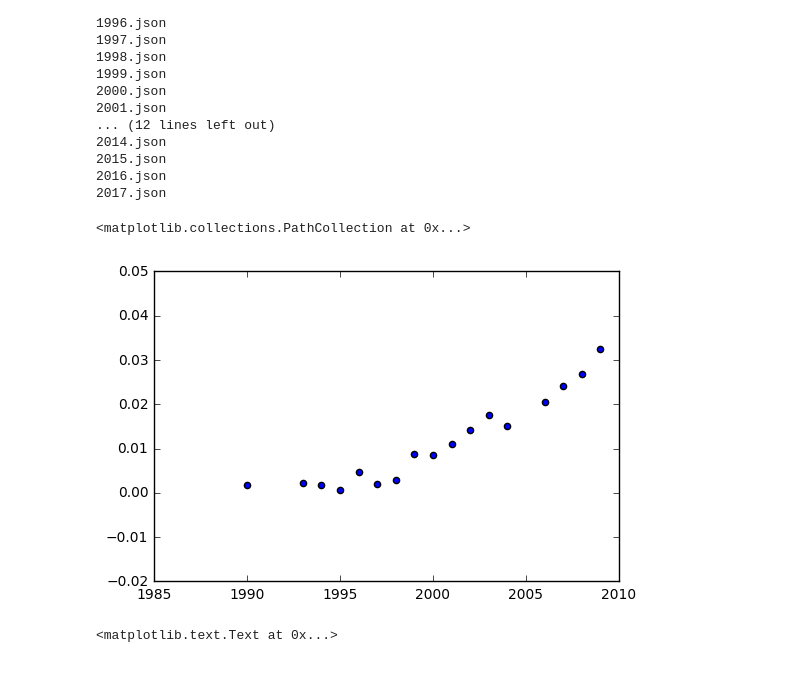
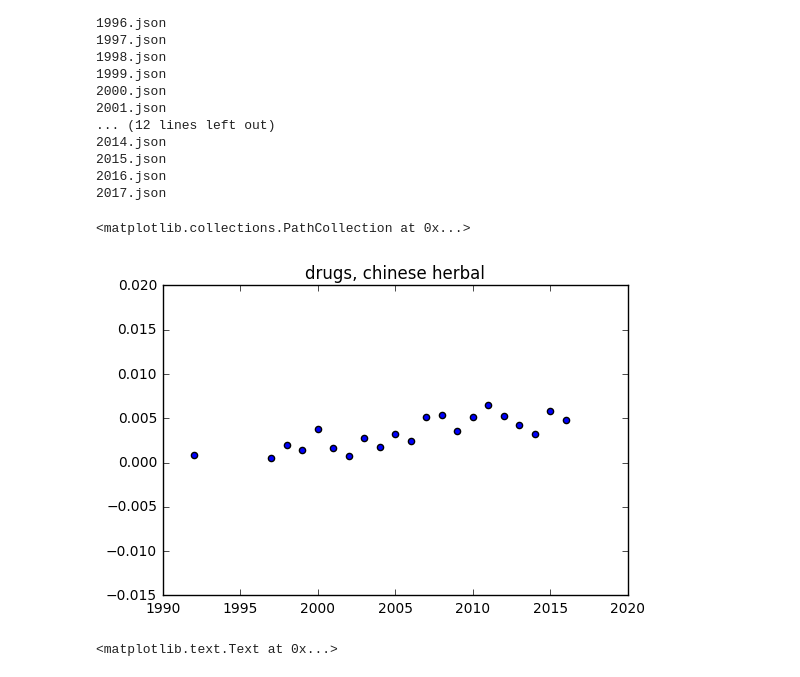
Before and after one commit to akarazeev/BioHack2017, a Jupyter notebook: main.ipynb, the cells around one changed output. Saved outputs shown, nothing was run; the diff lists cells and outputs as text; code cells hidden in the pictures.

```diff
--- a/main.ipynb
+++ b/main.ipynb
@@ -297,18 +297,20 @@ top100_chem = list(map(lambda x: x[0], get_sorted(data[2009]['chemicals'])[:100]
 # %%
 to_draw = []
 inxs = []
 
 for i in range(1990, 2018):
-    if i in data:
-        tmp = data[i]['mesh_titles']['mice, inbred c57bl']
+    term = 'drugs, chinese herbal'
+    if i in data and term in data[i]['chemicals']:
+        tmp = data[i]['chemicals'][term]
         to_draw.append(tmp)
         inxs.append(i)
 
 plt.figure()
+plt.title(term)
 plt.scatter(inxs, to_draw)
 # %% [output]
 <matplotlib.collections.PathCollection at 0x...>
-[figure, old version]
+[figure, new version]
 # %%
 to_draw = []
 inxs = []
```
